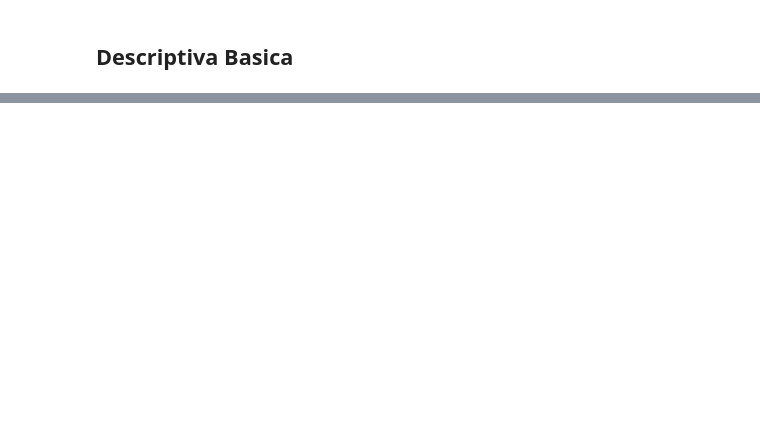
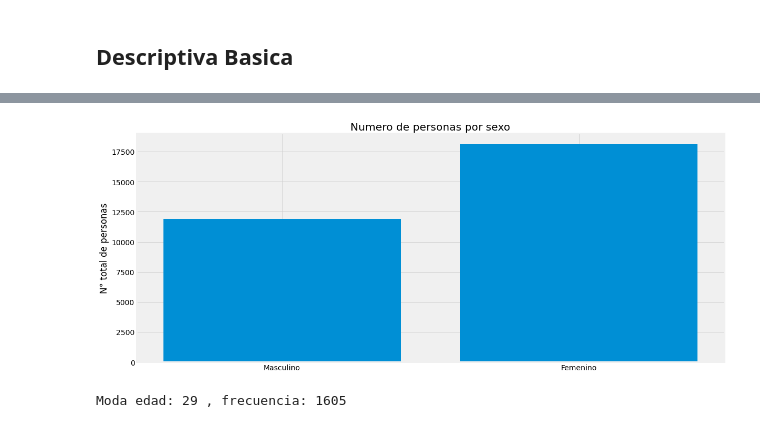
Before and after one commit to JavierTallarin/proyecto-CreditoBancario-Ciencia-De-Datos, a Jupyter notebook: proyecto t1.ipynb, the cells around one changed output, grey strips where cells are left out. Cells and saved outputs as stored; diff of their text form; code cells hidden in the pictures; blank space fills up the shorter version.

```diff
--- a/proyecto t1.ipynb
+++ b/proyecto t1.ipynb
@@ -123,0 +193,16 @@ fig.show()
+# %%
+plt.figure(figsize=(20,8))
+with plt.style.context('fivethirtyeight'):
+  plt.bar(df.SEX.value_counts().index, df.SEX.value_counts().values)
+
+  plt.ylabel('N° total de personas')
+  plt.title('Numero de personas por sexo')
+  plt.xticks([1,2],["Masculino","Femenino"])
+  plt.show()
+# %% [output]
+[figure, added]
+# %%
+moda_AGE,frecuencia_AGE = stats.mode(df['AGE'])
+print('Moda edad: '+str(moda_AGE[0])+' , frecuencia: '+str(frecuencia_AGE[0]))
+# %% [output]
+Moda edad: 29 , frecuencia: 1605
```
Also changed, not shown: parts of 36 cells of this notebook.
